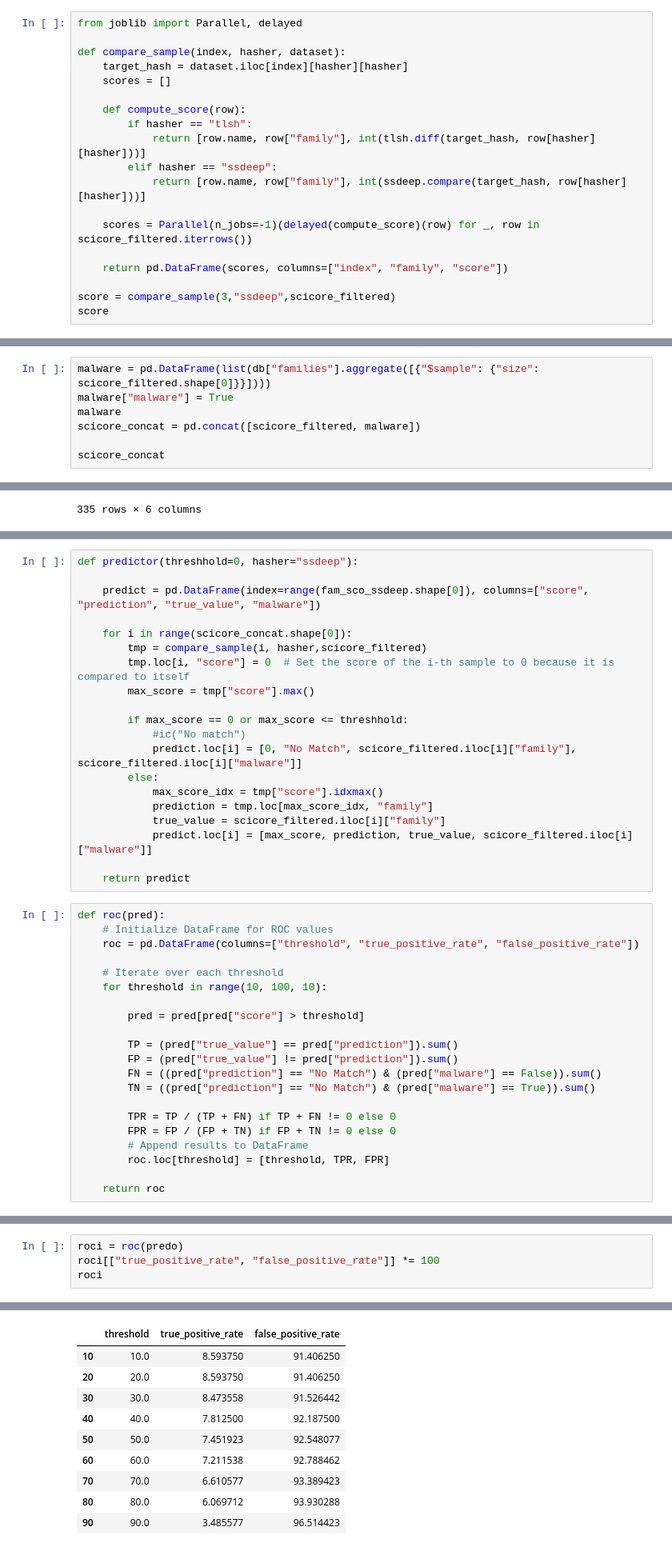
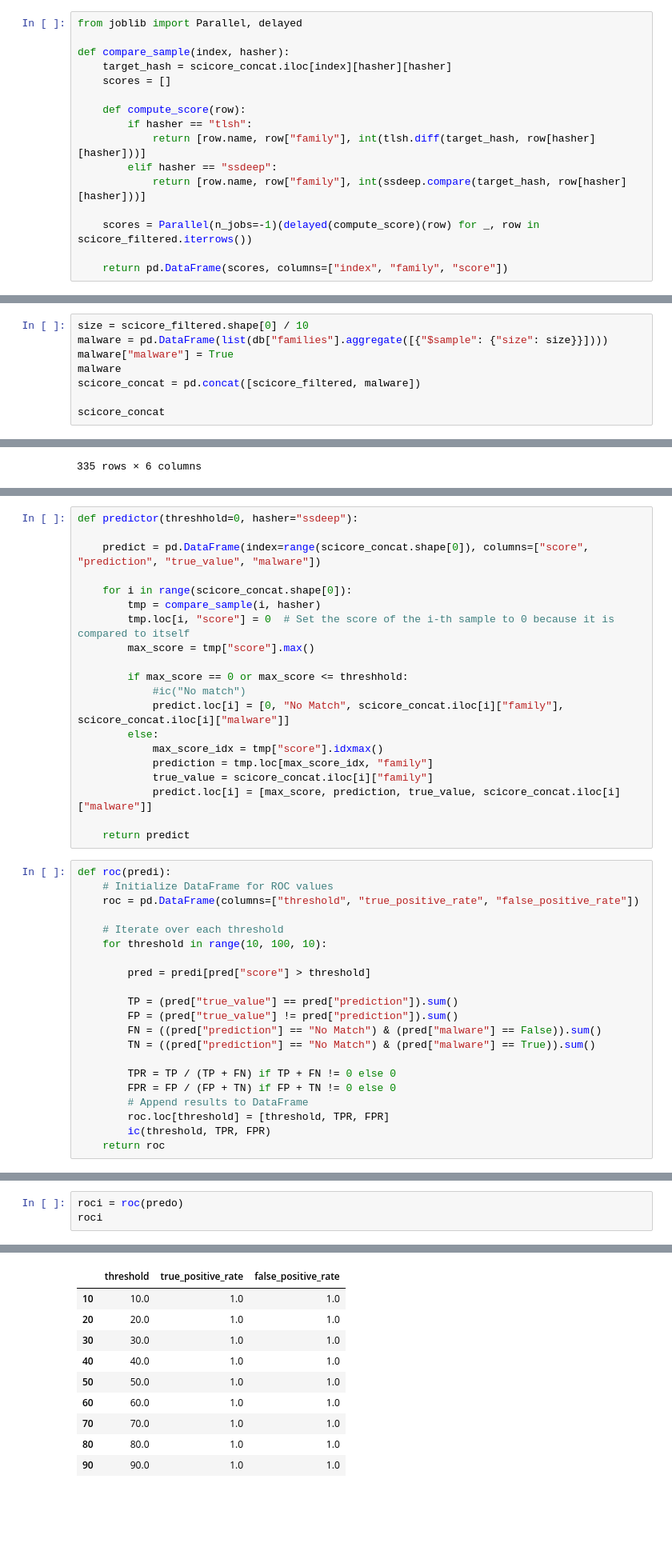
Before and after one commit to edizeqiri/obstkorb, a Jupyter notebook: Testing_Framework/Comparison.ipynb, the cells around one changed output, grey strips where cells are left out. Shown at 80% size. Saved outputs shown, nothing was run; the diff lists cells and outputs as text; blank space fills up the shorter version.

```diff
--- a/Testing_Framework/Comparison.ipynb
+++ b/Testing_Framework/Comparison.ipynb
@@ -105,8 +80,8 @@ def compare_samplee(index,hasher):
 # %%
 from joblib import Parallel, delayed
 
-def compare_sample(index, hasher, dataset):
-    target_hash = dataset.iloc[index][hasher][hasher]
+def compare_sample(index, hasher):
+    target_hash = scicore_concat.iloc[index][hasher][hasher]
     scores = []
 
     def compute_score(row):
@@ -118,6 +93,3 @@ def compare_sample(index, hasher, dataset):
     scores = Parallel(n_jobs=-1)(delayed(compute_score)(row) for _, row in scicore_filtered.iterrows())
 
     return pd.DataFrame(scores, columns=["index", "family", "score"])
-
-score = compare_sample(3,"ssdeep",scicore_filtered)
-score
@@ -274,7 +232,8 @@ scicore_filtered
 | 1987 | 1987 | help2man | 982697334fef2dab34b4393832e7011a7... | 20051 | {'ssdeep': '384:sDLjOCCJ8/eQrvPX+... | sdhash hash | {'tlsh': 'T192920A04EA1A8677B2530... | Machoc hash | False |
 1664 rows × 9 columns
 # %%
-malware = pd.DataFrame(list(db["families"].aggregate([{"$sample": {"size": scicore_filtered.shape[0]}}])))
+size = scicore_filtered.shape[0] / 10
+malware = pd.DataFrame(list(db["families"].aggregate([{"$sample": {"size": size}}])))
 malware["malware"] = True
 malware
 scicore_concat = pd.concat([scicore_filtered, malware])
@@ -372,32 +399,32 @@ First I will define a function that will predict the family of a sample based on
 # %%
 def predictor(threshhold=0, hasher="ssdeep"):
 
-    predict = pd.DataFrame(index=range(fam_sco_ssdeep.shape[0]), columns=["score", "prediction", "true_value", "malware"])
+    predict = pd.DataFrame(index=range(scicore_concat.shape[0]), columns=["score", "prediction", "true_value", "malware"])
 
     for i in range(scicore_concat.shape[0]):
-        tmp = compare_sample(i, hasher,scicore_filtered)
+        tmp = compare_sample(i, hasher)
         tmp.loc[i, "score"] = 0  # Set the score of the i-th sample to 0 because it is compared to itself
         max_score = tmp["score"].max()
 
         if max_score == 0 or max_score <= threshhold:
             #ic("No match")
-            predict.loc[i] = [0, "No Match", scicore_filtered.iloc[i]["family"], scicore_filtered.iloc[i]["malware"]]
+            predict.loc[i] = [0, "No Match", scicore_concat.iloc[i]["family"], scicore_concat.iloc[i]["malware"]]
         else:
             max_score_idx = tmp["score"].idxmax()
             prediction = tmp.loc[max_score_idx, "family"]
-            true_value = scicore_filtered.iloc[i]["family"]
-            predict.loc[i] = [max_score, prediction, true_value, scicore_filtered.iloc[i]["malware"]]
+            true_value = scicore_concat.iloc[i]["family"]
+            predict.loc[i] = [max_score, prediction, true_value, scicore_concat.iloc[i]["malware"]]
 
     return predict
 # %%
-def roc(pred):
+def roc(predi):
     # Initialize DataFrame for ROC values
     roc = pd.DataFrame(columns=["threshold", "true_positive_rate", "false_positive_rate"])
 
     # Iterate over each threshold
     for threshold in range(10, 100, 10):
 
-        pred = pred[pred["score"] > threshold]
+        pred = predi[pred["score"] > threshold]
 
         TP = (pred["true_value"] == pred["prediction"]).sum()
         FP = (pred["true_value"] != pred["prediction"]).sum()
@@ -408,7 +435,7 @@ def roc(pred):
         FPR = FP / (FP + TN) if FP + TN != 0 else 0
         # Append results to DataFrame
         roc.loc[threshold] = [threshold, TPR, FPR]
-
+        ic(threshold, TPR, FPR)
     return roc
 # %%
 predo = predictor()
@@ -433,5 +442,4 @@ i: 98.51%
 # %%
 roci = roc(predo)
-roci[["true_positive_rate", "false_positive_rate"]] *= 100
 roci
 # %% [output]
@@ -438,10 +455,10 @@ roci
 |  | threshold | true_positive_rate | false_positive_rate |
-| 10 | 10.0 | 8.593750 | 91.406250 |
-| 20 | 20.0 | 8.593750 | 91.406250 |
-| 30 | 30.0 | 8.473558 | 91.526442 |
-| 40 | 40.0 | 7.812500 | 92.187500 |
-| 50 | 50.0 | 7.451923 | 92.548077 |
-| 60 | 60.0 | 7.211538 | 92.788462 |
-| 70 | 70.0 | 6.610577 | 93.389423 |
-| 80 | 80.0 | 6.069712 | 93.930288 |
-| 90 | 90.0 | 3.485577 | 96.514423 |
+| 10 | 10.0 | 1.0 | 1.0 |
+| 20 | 20.0 | 1.0 | 1.0 |
+| 30 | 30.0 | 1.0 | 1.0 |
+| 40 | 40.0 | 1.0 | 1.0 |
+| 50 | 50.0 | 1.0 | 1.0 |
+| 60 | 60.0 | 1.0 | 1.0 |
+| 70 | 70.0 | 1.0 | 1.0 |
+| 80 | 80.0 | 1.0 | 1.0 |
+| 90 | 90.0 | 1.0 | 1.0 |
```
Also changed, not shown: parts of 13 cells of this notebook.
